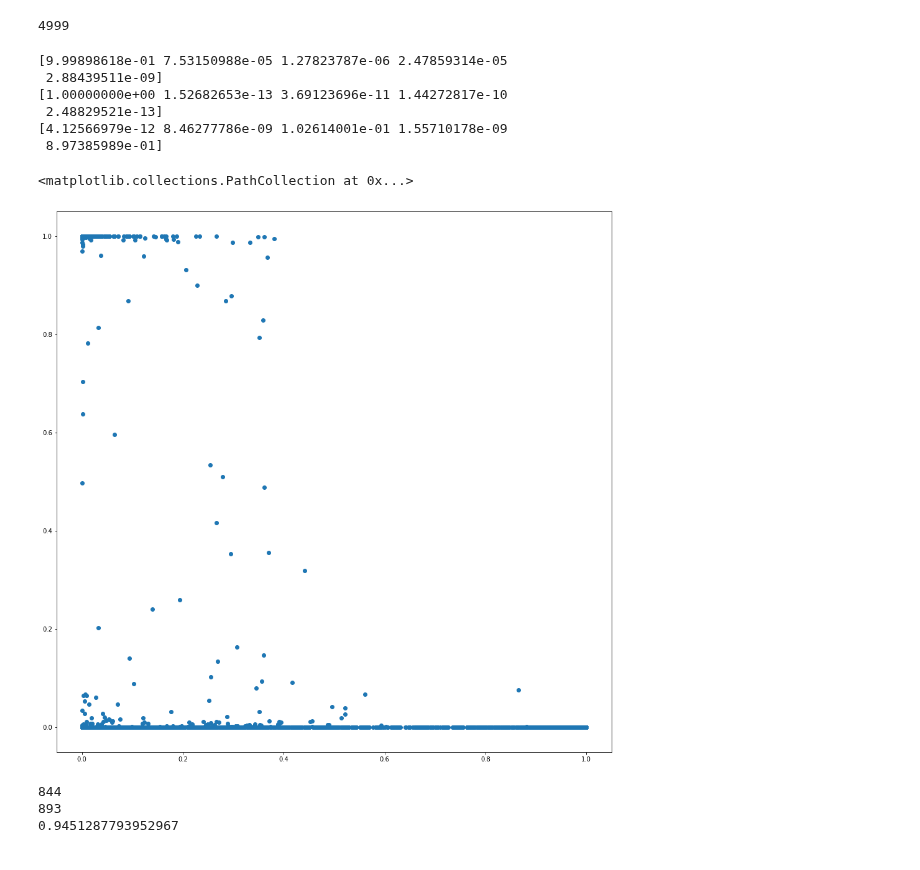
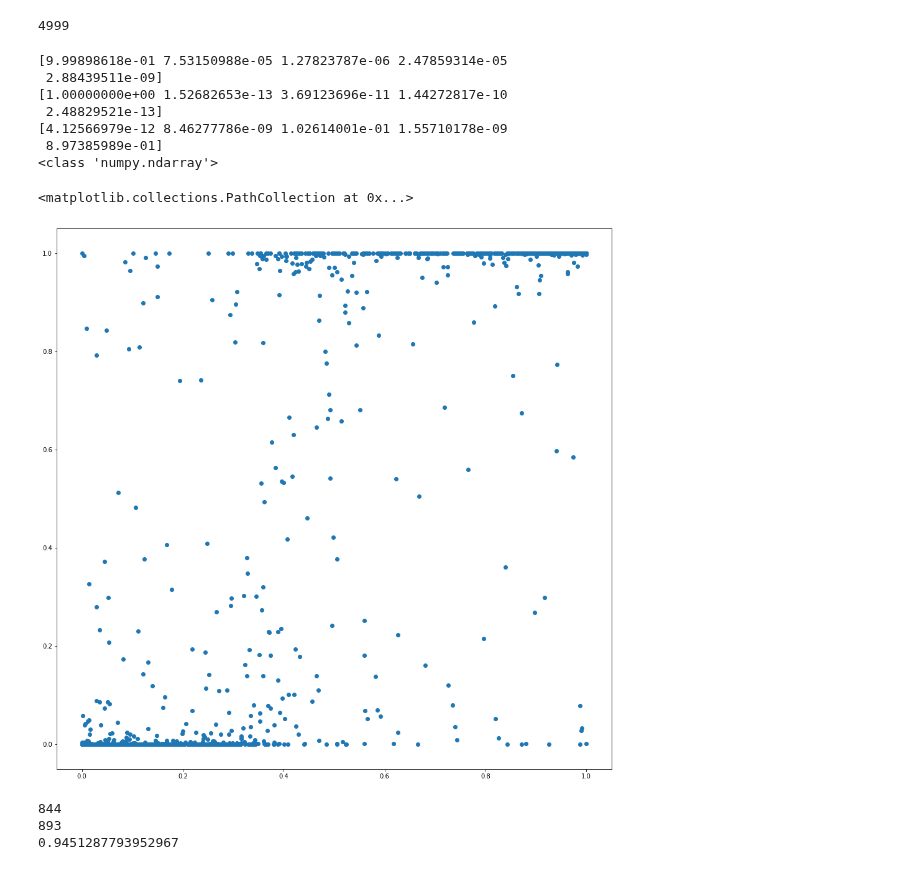
Before and after one commit to jasonmrimer/cse590-machine-learning, a Jupyter notebook: homework4/comparison.ipynb, the cells around one changed output. Cells and saved outputs as stored; diff of their text form; code cells hidden in the pictures.

Commit message:
refactoring the graphing and comparison separation

```diff
--- a/homework4/comparison.ipynb
+++ b/homework4/comparison.ipynb
@@ -73,13 +73,13 @@ print(len(svm_predictions))
 # %% [output]
 4999
 # %%
-pred_prob_class_1_svm = svm_predictions[:, 0]
+pred_proba_class_svm = svm_predictions[:, 0]
 pred_prob_class_2_svm = svm_predictions[:, 1]
 pred_prob_class_3_svm = svm_predictions[:, 2]
 pred_prob_class_4_svm = svm_predictions[:, 3]
 pred_prob_class_5_svm = svm_predictions[:, 4]
 
-pred_prob_class_1_mlp = mlp_predictions[:, 0]
+pred_proba_class_mlp = mlp_predictions[:, 0]
 pred_prob_class_2_mlp = mlp_predictions[:, 1]
 pred_prob_class_3_mlp = mlp_predictions[:, 2]
 pred_prob_class_4_mlp = mlp_predictions[:, 3]
@@ -88,6 +88,8 @@ pred_prob_class_5_mlp = mlp_predictions[:, 4]
 print(mlp_predictions[0])
 print(mlp_predictions[1])
 print(mlp_predictions[4998])
+
+print(type(mlp_predictions))
 # %% [output]
 [9.99898618e-01 7.53150988e-05 1.27823787e-06 2.47859314e-05
  2.88439511e-09]
@@ -95,14 +97,15 @@ print(mlp_predictions[4998])
  2.48829521e-13]
 [4.12566979e-12 8.46277786e-09 1.02614001e-01 1.55710178e-09
  8.97385989e-01]
+<class 'numpy.ndarray'>
 # %%
 fig, ax = plt.subplots()
 fig.set_figheight(16)
 fig.set_figwidth(16)
-plt.scatter(pred_prob_class_1_svm, pred_prob_class_2_mlp)
+plt.scatter(pred_proba_class_svm, pred_proba_class_mlp)
 # %% [output]
 <matplotlib.collections.PathCollection at 0x...>
-[figure, old version]
+[figure, new version]
 # %%
 # get the class probabilities
 # where those probabilities over 50% correctly classified? like what if the 90% predictions where incorrect
```
Also changed, not shown: parts of 5 cells of this notebook.
